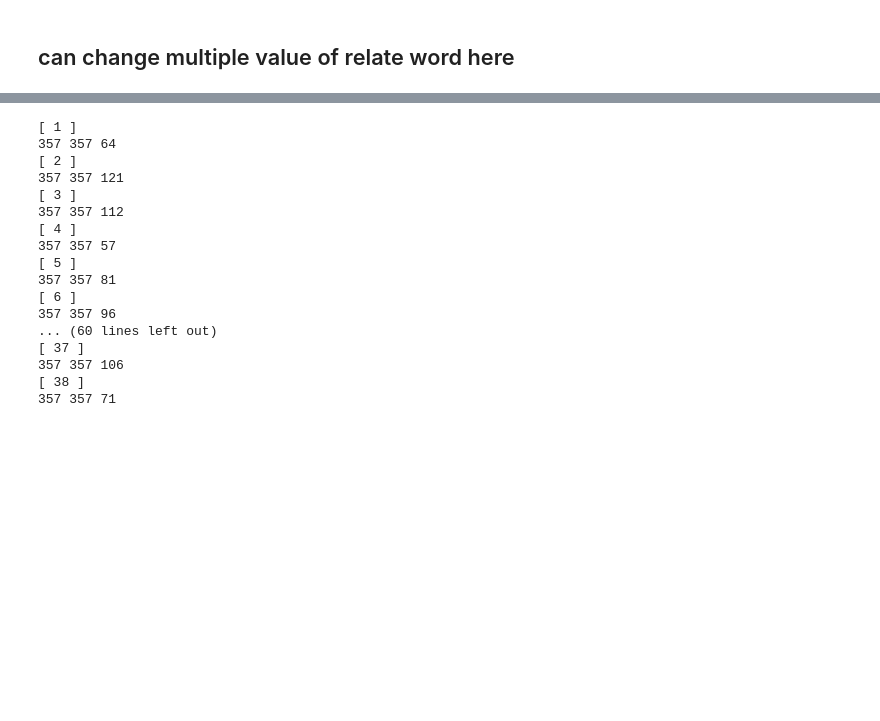
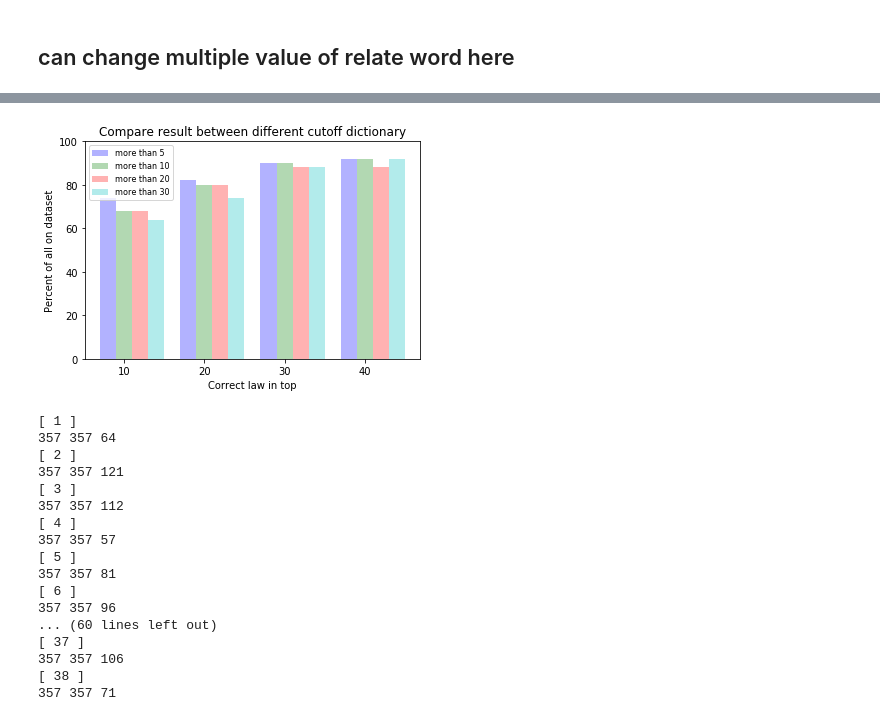
Before and after one commit to eveem/senior_project, a Jupyter notebook: words_freq_analysis.ipynb, the cells around one changed output, grey strips where cells are left out. Drawn from its saved outputs; the diff is of its cells as text; code cells hidden in the pictures; blank space fills up the shorter version.

Commit message:
add new result png ans MAP evaluation

```diff
--- a/words_freq_analysis.ipynb
+++ b/words_freq_analysis.ipynb
@@ -490,3 +502,52 @@ for i in lt_ctn:
+# %%
+import numpy as np
+import matplotlib.pyplot as plt
+
+# data to plot
+n_groups = 4
+nu10 = (74, 82, 90, 92)
+nu20 = (68, 80, 90, 92)
+nu30 = (68, 80, 88, 88)
+nu40 = (64, 74, 88, 92)
+
+# create plot
+fig, ax = plt.subplots()
+index = np.arange(n_groups)
+bar_width = 0.2
+opacity = 0.3
+
+
+rects1 = plt.bar(index, nu10, bar_width,
+alpha=opacity,
+color='b',
+label='more than 5')
+
+rects2 = plt.bar(index + bar_width, nu20, bar_width,
+alpha=opacity,
+color='g',
+label='more than 10')
+
+rects3 = plt.bar(index + bar_width + bar_width, nu30, bar_width,
+alpha=opacity,
+color='r',
+label='more than 20')
+
+rects4 = plt.bar(index + bar_width + bar_width + bar_width, nu40, bar_width,
+alpha=opacity,
+color='c',
+label='more than 30')
+
+plt.xlabel('Correct law in top')
+plt.ylabel('Percent of all on dataset')
+plt.title('Compare result between different cutoff dictionary')
+plt.xticks(index + bar_width, ('10', '20', '30', '40', '50'))
+plt.legend(loc=2, prop={'size': 8})
+plt.ylim(0, 100)
+
+# plt.tight_layout()
+plt.show()
+# %% [output]
+[figure, added]
 # %%
 nf = 0
 lt_idc = [10, 20, 30, 40, 50, 60, 70, 80, 90, 100]
```
Also changed, not shown: parts of 8 cells of this notebook, 5 other files.
